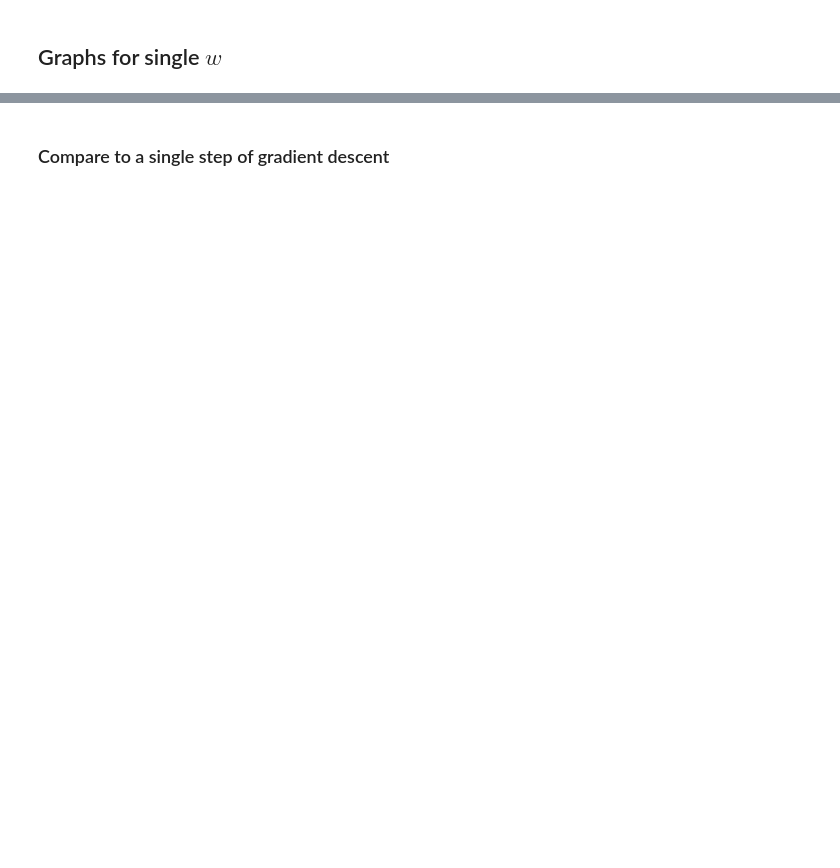
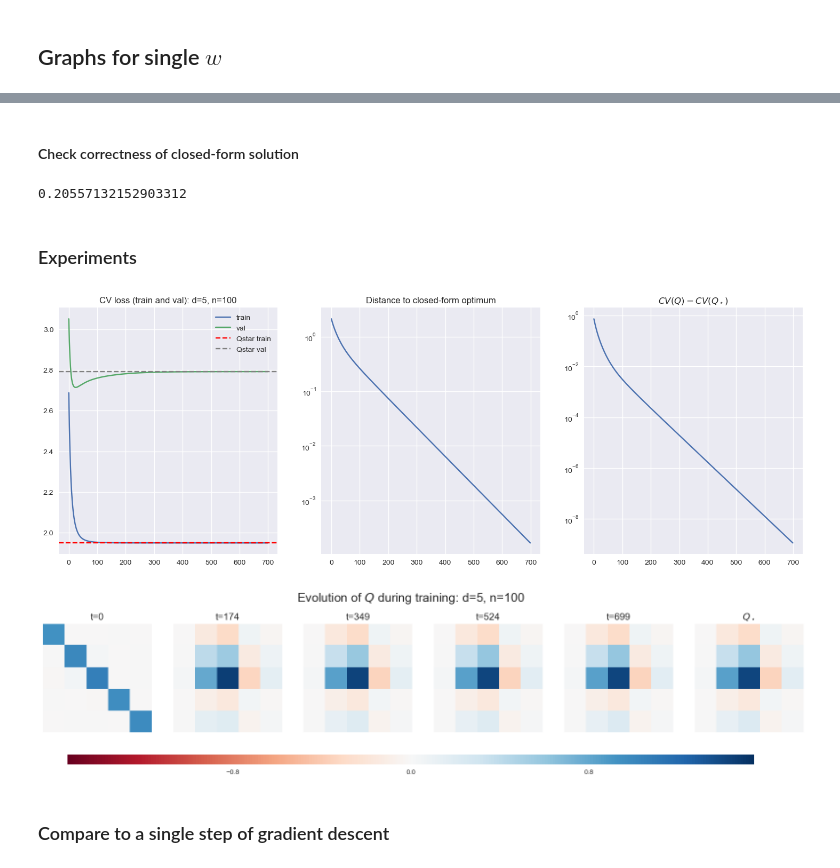
Before and after one commit to alexsemendinger/mirror-descent, a Jupyter notebook: md_single_step.ipynb, the cells around one changed output, grey strips where cells are left out. Drawn from its saved outputs; the diff is of its cells as text; code cells hidden in the pictures; blank space fills up the shorter version.

```diff
--- a/md_single_step.ipynb
+++ b/md_single_step.ipynb
@@ -222,9 +233,6 @@ def crossval(w: np.ndarray, Q: np.ndarray, lr: float, X: np.ndarray, y: np.ndarr
 def potential_update(w: np.ndarray, Q: np.ndarray, outer_lr: float, inner_lr: float, X: np.ndarray, y: np.ndarray,
                      ignore_diag=True) -> np.ndarray:
     """
-    Old version that uses an incomprehensible einsum instead of being clear.
-    Should delete once I'm confident the new version is
-
     Update the potential matrix Q based on the derivative of the cross-validation loss.
 
     Args:
@@ -594,4 +309,0 @@ plt.show()
-# %%
-z = w0 - w_star
-z.shape
-X.shape
@@ -682,0 +333,16 @@ plot_matrix_evolution(Qs, main_title=f"Evolution of $Q$ during training: d={d},
+# %% [markdown]
+#### Check correctness of closed-form solution
+# %%
+# Check that it works the way it should
+d, n, lr, X, y, w_star, w0, Q0 = random_experiment_setup()
+Q_star = stationary_closed_form(X, w0, w_star, lr)
+
+lhs, rhs = stationarity_condition_Q_full(Q_star, X, w0, w_star, lr, return_pair=True)
+assert_allclose(lhs, rhs)
+
+outer_lr = 0.01
+# i want something to be zero, at least. is it not this?
+Q_next = potential_update(w0, Q_star, outer_lr, lr, X, y)
+np.linalg.norm((Q_star - Q_next) / outer_lr)
+# %% [output]
+0.20557132152903312
@@ -683,3 +390,57 @@ plot_matrix_evolution(Qs, main_title=f"Evolution of $Q$ during training: d={d},
+# %% [markdown]
+### Experiments
+# %%
+# Training setup
+d,n = 5, 100
+inner_lr, outer_lr = 0.1, 0.15
+n_iters = 700
+w_cov = np.eye(d)
+w0 = np.ones(d)
+Q0 = np.eye(d)
+
+# Training loop
+crossvals, Qs, X, y, w_star = potential_training_loop(d, n, inner_lr, outer_lr, w0, Q0, n_iters, w_cov, seed=123)
+
+# --- Plots ---
+n_figures = 3
+r = range(n_iters)   # range of indices to plot, separated out for easy modification
+#r = range(n_iters//2)
+
+# Compute stationarity gaps, crossvals on validation data
+X_val = np.random.randn(n, d)
+validation_crossvals = np.array([crossval(w0, Q, inner_lr, X_val, X_val @ w_star, ignore_diag=False) for Q in Qs[r]])
+
+# Compute distance to optimum
+Qstar = stationary_closed_form(X, w0, w_star, inner_lr)
+d_Q_Qstar = np.linalg.norm(Qs - Qstar, axis=(1,2))
+
+plt.figure(figsize=(n_figures * 6, 6))
+# Plot crossvals
+plt.subplot(1, n_figures, 1)
+plt.title(f"CV loss (train and val): d={d}, n={n}")
+plt.plot(crossvals[r], label="train")
+plt.plot(validation_crossvals[r], label="val")
+plt.axhline(crossval(w0, Qstar, inner_lr, X, y, ignore_diag=False), label="Qstar train", linestyle='--', color='red')
+plt.axhline(crossval(w0, Qstar, inner_lr, X_val, X_val @ w_star, ignore_diag=False), label="Qstar val", linestyle='--', color='gray')
+plt.legend()
+
+# plot distance to optimum
+plt.subplot(1, n_figures, 2)
+plt.title("Distance to closed-form optimum")
+plt.plot(d_Q_Qstar[r])
+plt.yscale('log')
+
+# diff between CV and "optimal" CV
+plt.subplot(1, n_figures, 3)
+plt.title("$CV(Q) - CV(Q_\\star)$")
+plt.plot(crossvals[r] - crossval(w0, Qstar, inner_lr, X, y, ignore_diag=False))
+plt.yscale('log')
+plt.show()
+
+plot_matrix_evolution(Qs[r], extra_matrix=Qstar, extra_matrix_title="$Q_\\star$", main_title=f"Evolution of $Q$ during training: d={d}, n={n}")
+# %% [output]
+[figure, added]
+[figure, added]
 # %% [markdown]
 ### Compare to a single step of gradient descent
 # %%
```
Also changed, not shown: parts of 43 cells of this notebook.
